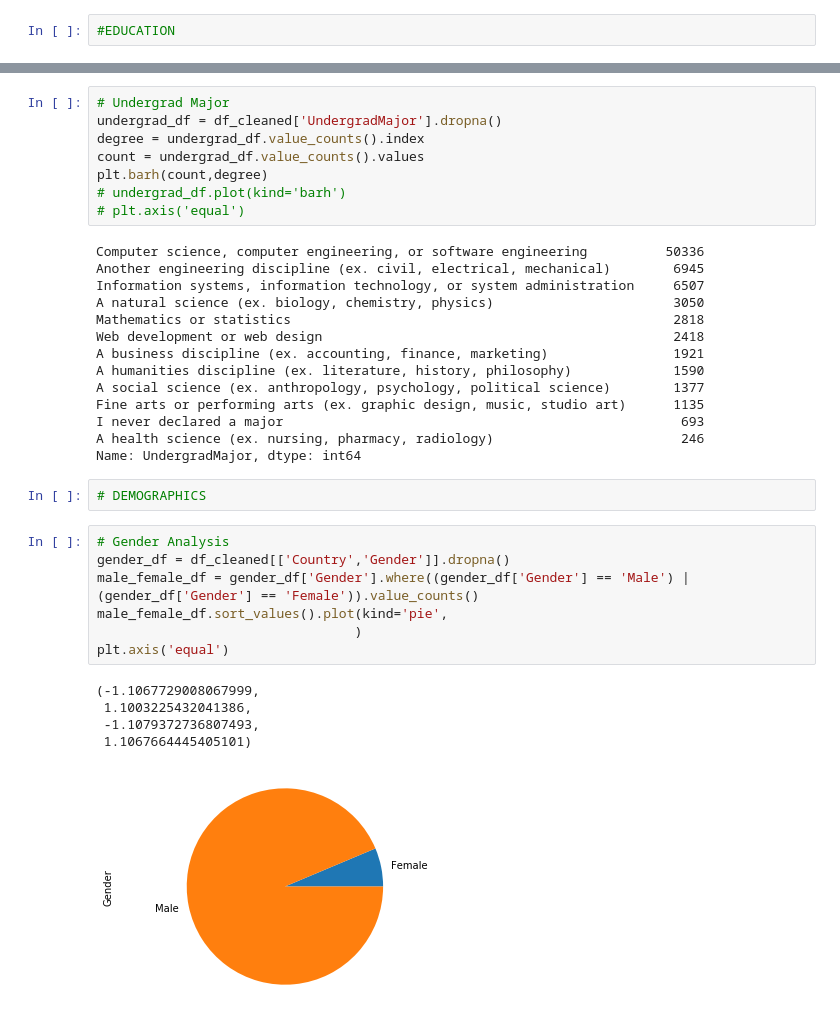
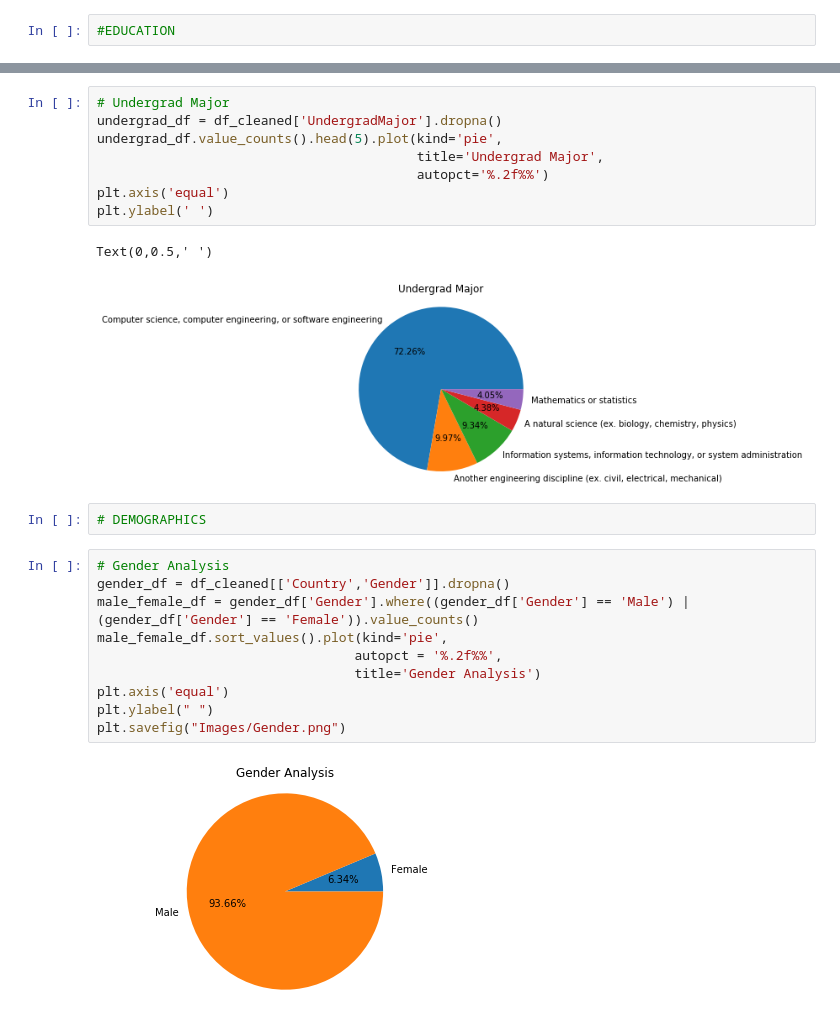
Before and after one commit to kuldeepemol/tech-nerds, a Jupyter notebook: Developer Profile.ipynb, the cells around one changed output, grey strips where cells are left out. Drawn from its saved outputs; the diff is of its cells as text.

```diff
--- a/Developer Profile.ipynb
+++ b/Developer Profile.ipynb
@@ -213,40 +246,28 @@ plt.axis('equal')
 # %%
 # Undergrad Major
 undergrad_df = df_cleaned['UndergradMajor'].dropna()
-degree = undergrad_df.value_counts().index
-count = undergrad_df.value_counts().values
-plt.barh(count,degree)
-# undergrad_df.plot(kind='barh')
-# plt.axis('equal')
+undergrad_df.value_counts().head(5).plot(kind='pie',
+                                         title='Undergrad Major',
+                                         autopct='%.2f%%')
+plt.axis('equal')
+plt.ylabel(' ')
 # %% [output]
-Computer science, computer engineering, or software engineering          50336
-Another engineering discipline (ex. civil, electrical, mechanical)        6945
-Information systems, information technology, or system administration     6507
-A natural science (ex. biology, chemistry, physics)                       3050
-Mathematics or statistics                                                 2818
-Web development or web design                                             2418
-A business discipline (ex. accounting, finance, marketing)                1921
-A humanities discipline (ex. literature, history, philosophy)             1590
-A social science (ex. anthropology, psychology, political science)        1377
-Fine arts or performing arts (ex. graphic design, music, studio art)      1135
-I never declared a major                                                   693
-A health science (ex. nursing, pharmacy, radiology)                        246
-Name: UndergradMajor, dtype: int64
+Text(0,0.5,' ')
+[figure, added]
 # %%
 # DEMOGRAPHICS
 # %%
 # Gender Analysis
 gender_df = df_cleaned[['Country','Gender']].dropna()
 male_female_df = gender_df['Gender'].where((gender_df['Gender'] == 'Male') | (gender_df['Gender'] == 'Female')).value_counts()
 male_female_df.sort_values().plot(kind='pie',
-                                 )
+                                 autopct = '%.2f%%',
+                                 title='Gender Analysis')
 plt.axis('equal')
+plt.ylabel(" ")
+plt.savefig("Images/Gender.png")
 # %% [output]
-(-1.1067729008067999,
- 1.1003225432041386,
- -1.1079372736807493,
- 1.1067664445405101)
-[figure, old version]
+[figure, new version]
 # %%
 female_df = gender_df['Country'].loc[gender_df['Gender'] == 'Female'].value_counts()
 male_df = gender_df['Country'].loc[gender_df['Gender'] == 'Male'].value_counts()
```
Also changed, not shown: parts of 21 cells of this notebook.
